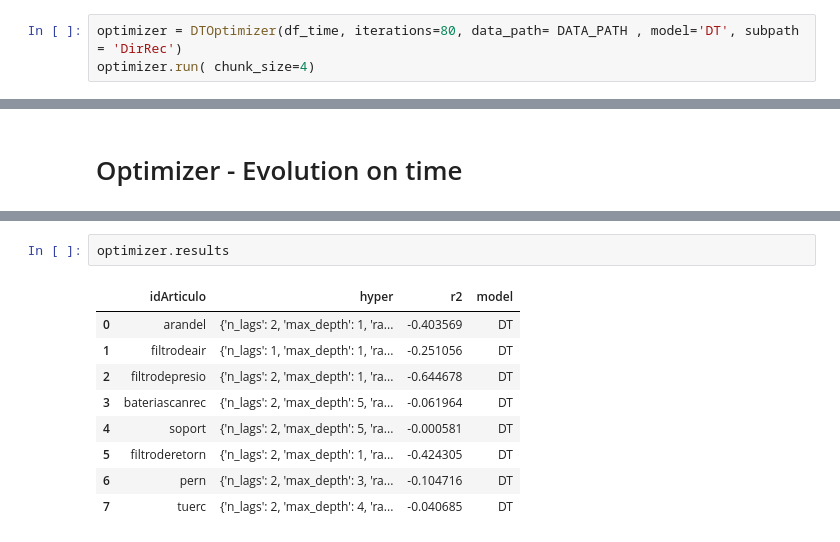
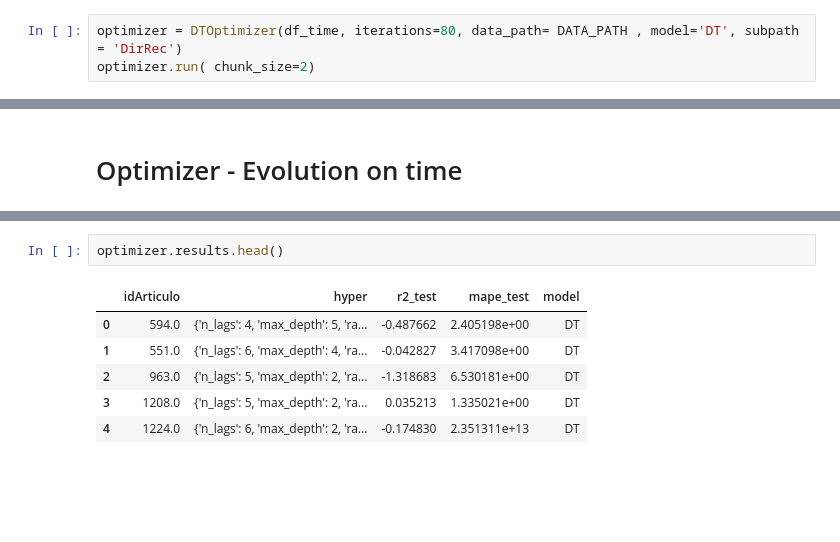
Before and after one commit to DavidCastilloAlvarado/timeseries_optimization, a Jupyter notebook: study_autos/models/DirRec/DT.ipynb, the cells around one changed output, grey strips where cells are left out. Saved outputs shown, nothing was run; the diff lists cells and outputs as text; blank space fills up the shorter version.

```diff
--- a/study_autos/models/DirRec/DT.ipynb
+++ b/study_autos/models/DirRec/DT.ipynb
@@ -87,7 +82,7 @@ show_results_r2(df_time, y_fit, idArticulo)
 # Optimizar todos los Productos
 # %%
 optimizer = DTOptimizer(df_time, iterations=80, data_path= DATA_PATH , model='DT', subpath = 'DirRec')
-optimizer.run( chunk_size=4)
+optimizer.run( chunk_size=2)
 # %%
 optimizer.results.to_csv(os.path.join(
             optimizer.result_path(), f'{optimizer.model_name}.csv'), index=False)
@@ -123,12 +123,9 @@ optimizer.print_optimizer_results()
 # %%
-optimizer.results
+optimizer.results.head()
 # %% [output]
-|  | idArticulo | hyper | r2 | model |
-| 0 | arandel | {'n_lags': 2, 'max_depth': 1, 'ra... | -0.403569 | DT |
-| 1 | filtrodeair | {'n_lags': 1, 'max_depth': 1, 'ra... | -0.251056 | DT |
-| 2 | filtrodepresio | {'n_lags': 2, 'max_depth': 1, 'ra... | -0.644678 | DT |
-| 3 | bateriascanrec | {'n_lags': 2, 'max_depth': 5, 'ra... | -0.061964 | DT |
-| 4 | soport | {'n_lags': 2, 'max_depth': 5, 'ra... | -0.000581 | DT |
-| 5 | filtroderetorn | {'n_lags': 2, 'max_depth': 1, 'ra... | -0.424305 | DT |
-| 6 | pern | {'n_lags': 2, 'max_depth': 3, 'ra... | -0.104716 | DT |
-| 7 | tuerc | {'n_lags': 2, 'max_depth': 4, 'ra... | -0.040685 | DT |
+|  | idArticulo | hyper | r2_test | mape_test | model |
+| 0 | 594.0 | {'n_lags': 4, 'max_depth': 5, 'ra... | -0.487662 | 2.405198e+00 | DT |
+| 1 | 551.0 | {'n_lags': 6, 'max_depth': 4, 'ra... | -0.042827 | 3.417098e+00 | DT |
+| 2 | 963.0 | {'n_lags': 5, 'max_depth': 2, 'ra... | -1.318683 | 6.530181e+00 | DT |
+| 3 | 1208.0 | {'n_lags': 5, 'max_depth': 2, 'ra... | 0.035213 | 1.335021e+00 | DT |
+| 4 | 1224.0 | {'n_lags': 6, 'max_depth': 2, 'ra... | -0.174830 | 2.351311e+13 | DT |
```
Also changed, not shown: parts of 11 cells of this notebook, 17 other files.
